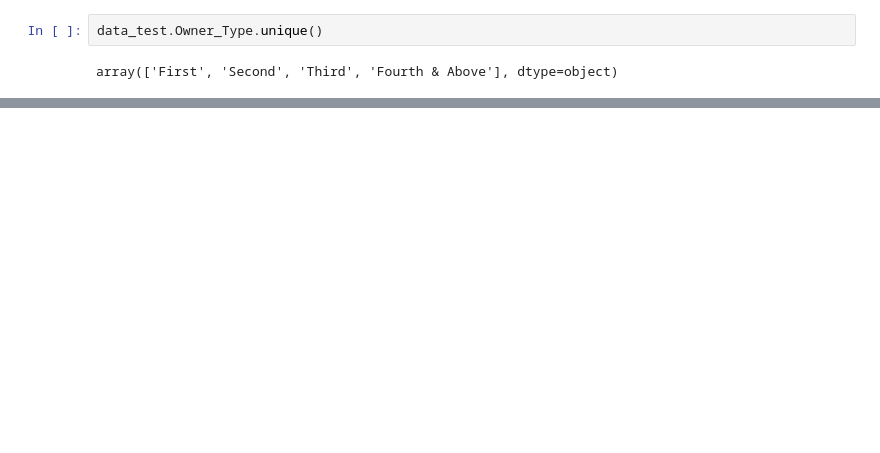
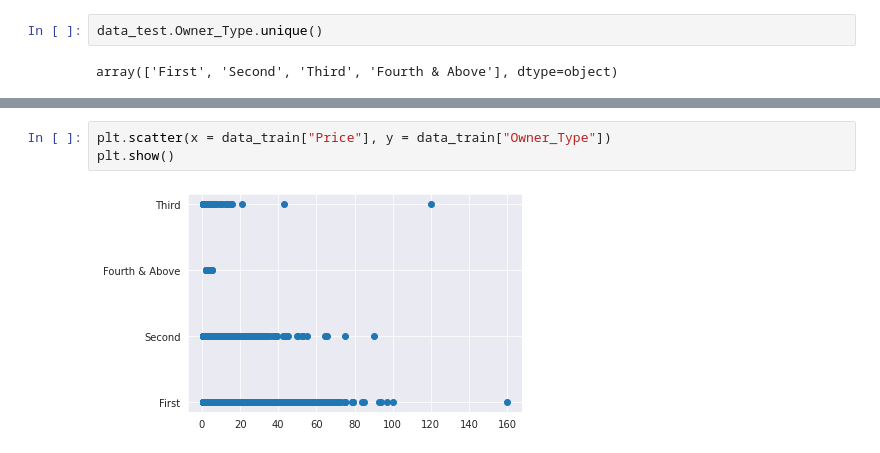
Before and after one commit to Tarunsaip/Machine_Learning, a Jupyter notebook: Clean_Major.ipynb, the cells around one changed output, grey strips where cells are left out. Cells and saved outputs as stored; diff of their text form; blank space fills up the shorter version.

```diff
--- a/Clean_Major.ipynb
+++ b/Clean_Major.ipynb
@@ -143,0 +243,5 @@ data_test = data_train[data_train.Owner_Type != 4]
+# %%
+plt.scatter(x = data_train["Price"], y = data_train["Owner_Type"])
+plt.show()
+# %% [output]
+[figure, added]
```
Also changed, not shown: parts of 53 cells of this notebook.
